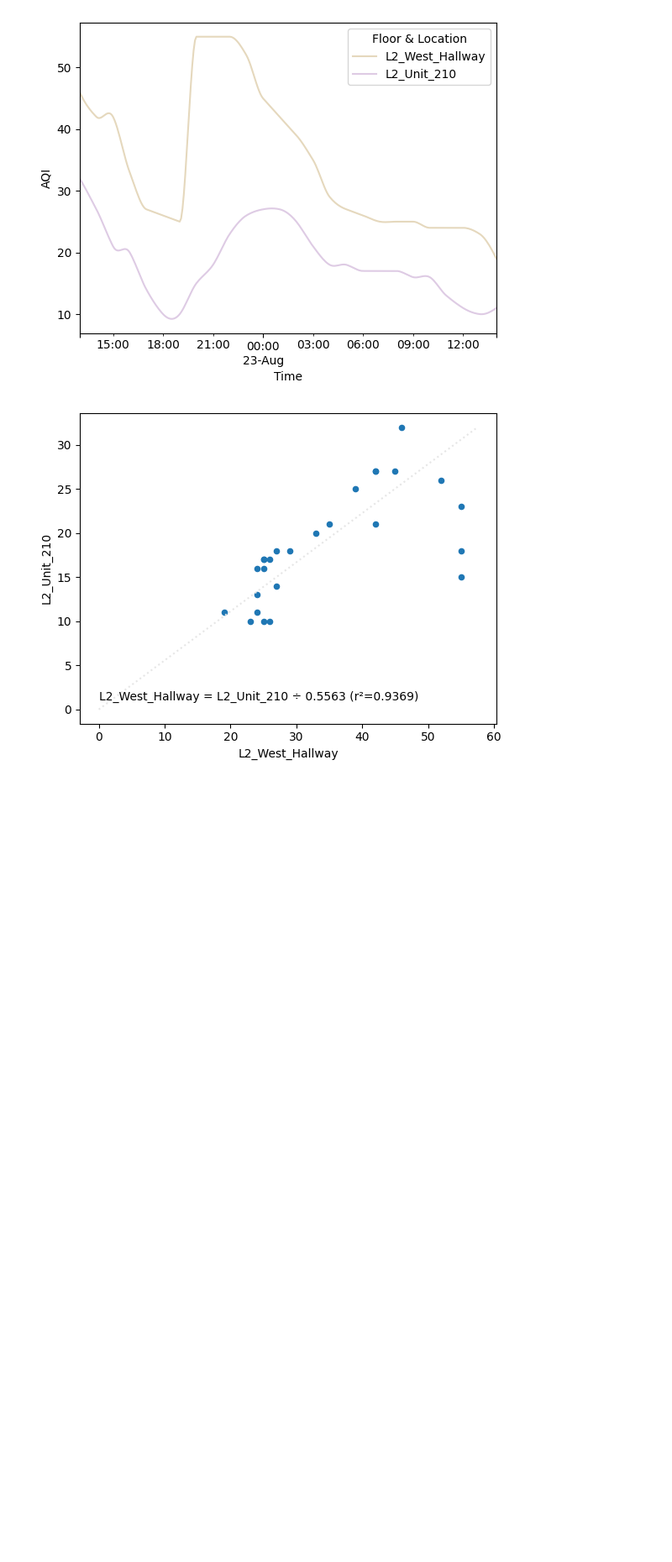
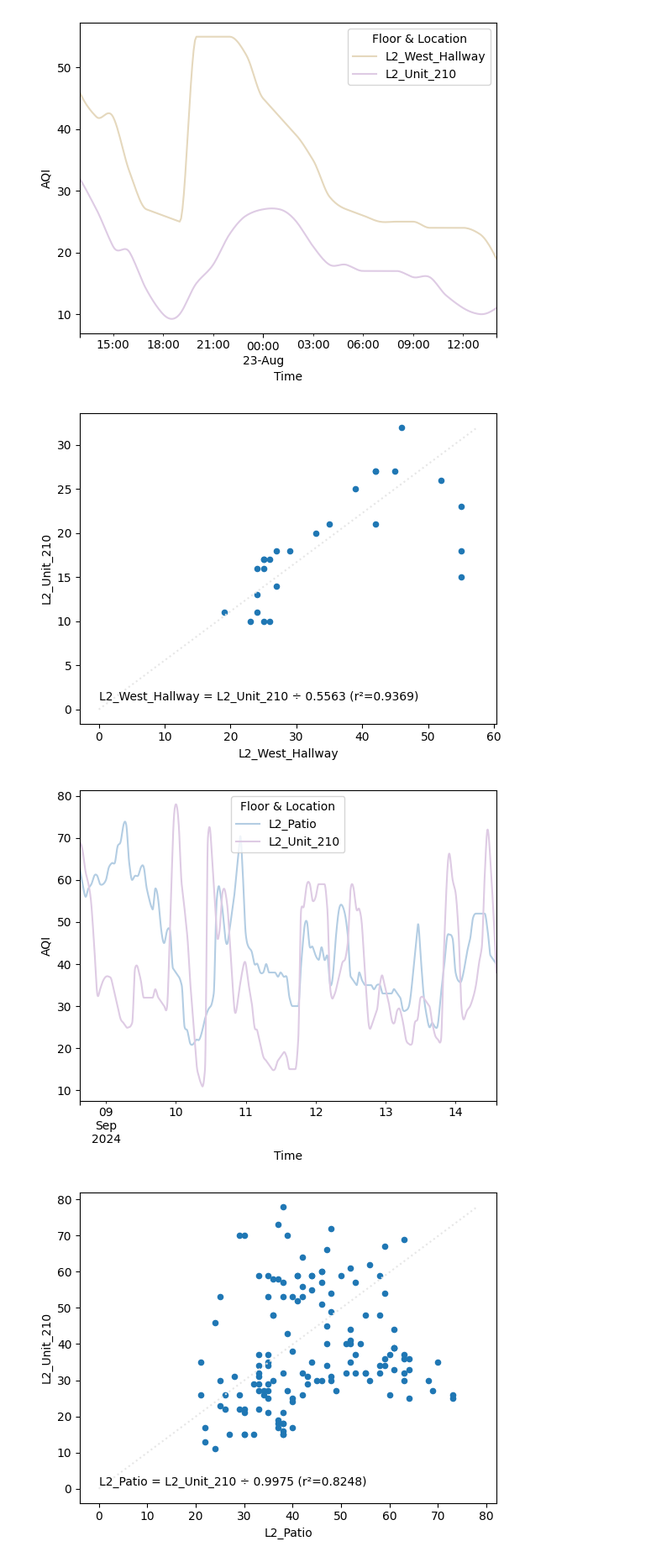
Before and after one commit to jackgene/trellis-aq, a Jupyter notebook: Air Quality Analysis.ipynb, the cells around one changed output. Shown at 84% size. Drawn from its saved outputs; the diff is of its cells as text; code cells hidden in the pictures; blank space fills up the shorter version.

```diff
--- a/Air Quality Analysis.ipynb
+++ b/Air Quality Analysis.ipynb
@@ -137,6 +137,15 @@ display_correlation(
 # %% [output]
 [figure]
 [figure]
+# %%
+display_correlation(
+    df, tgt="L2_Patio", src="L2_Unit_210",
+    start_incl=datetime.datetime.fromisoformat("2024-09-08T15:00:00+08.00"),
+    end_excl=datetime.datetime.fromisoformat("2024-09-14T15:00:00+08.00")
+)
+# %% [output]
+[figure, added]
+[figure, added]
 # %%
 display_data(
     df.loc[
```
Also changed, not shown: parts of 2 cells of this notebook, 4 other files.
